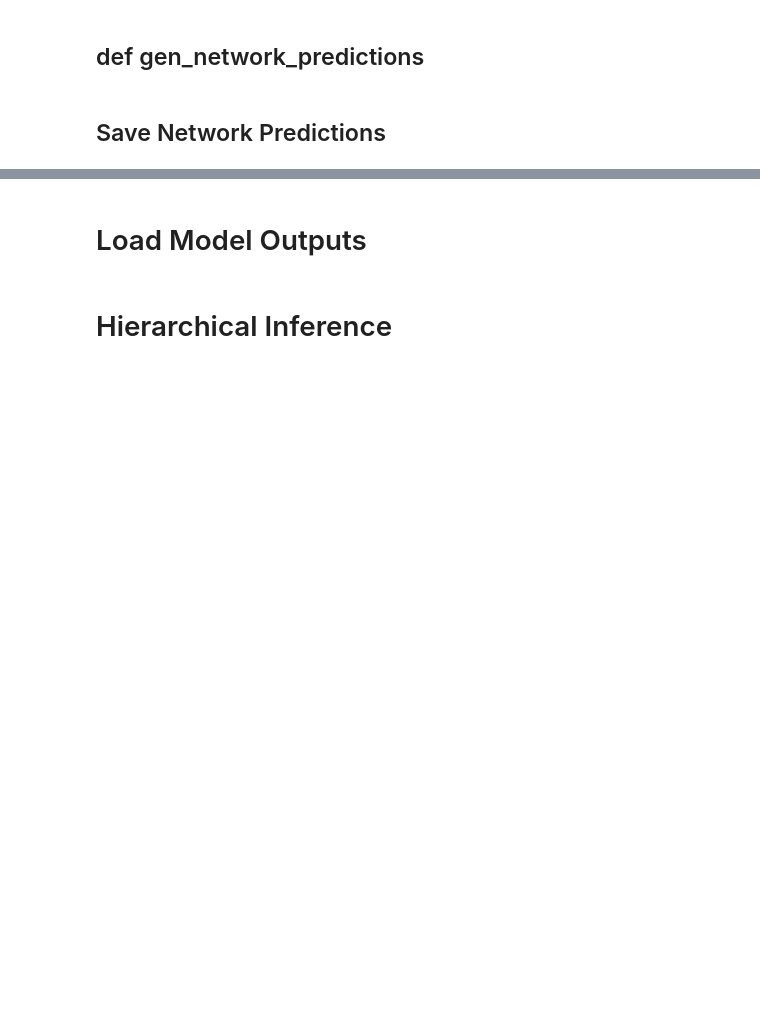
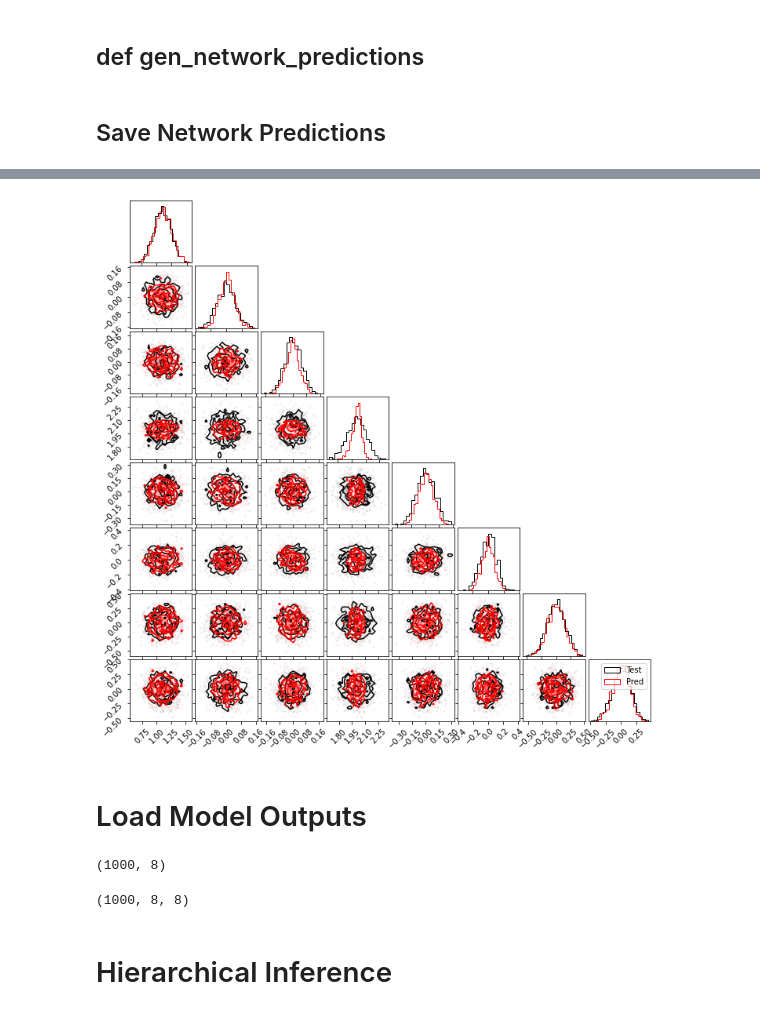
Before and after one commit to P-1884/paltas, a Jupyter notebook: Minimal Reproducible Notebook.ipynb, the cells around one changed output, grey strips where cells are left out. Saved outputs shown, nothing was run; the diff lists cells and outputs as text; code cells hidden in the pictures; blank space fills up the shorter version.

```diff
--- a/Minimal Reproducible Notebook.ipynb
+++ b/Minimal Reproducible Notebook.ipynb
@@ -1278,10 +615,21 @@ DATASET <_RepeatDataset element_spec=(TensorSpec(shape=(None, None, 1), dtype=tf
+# %%
+import corner
+import matplotlib.pyplot as pl
+fig = pl.figure(figsize=(10,10))
+corner.corner(network_predictions[0],fig=fig,color='k')
+corner.corner(network_predictions[1],fig=fig,color='red')
+pl.legend(['Test','Pred'])
+pl.show()
+# %% [output]
+[figure, added]
 # %% [markdown]
 # Load Model Outputs
 # %%
 # Define the true population mean and its scatter
-true_mean = np.array(pd.read_csv(paltas_directory+'/paltas/example/norms.csv')['mean']) #NB: In practice, this should be the true population mean not the
+#SHOULD TAKE THESE FROM CONFIG FILE I THINK, NOT THE TRAINING DATA
+#true_mean = np.array(pd.read_csv('/mnt/extraspace/hollowayp/paltas_data/Example_C/training/1/norms.csv')['mean']) #NB: In practice, this should be the true population mean not the
 #training mean - these may differ if the training is not a representative population (e.g. chosen to be gaussian).
-true_scatter = np.array(pd.read_csv(paltas_directory+'/paltas/example/norms.csv')['std']) #NB: ^^ Ditto
+#true_scatter = np.array(pd.read_csv('/mnt/extraspace/hollowayp/paltas_data/Example_C/training/1/norms.csv')['std']) #NB: ^^ Ditto
 
 # Assume some consistent, large noise for all of our lens images
 #image_information_scatter = np.random.uniform(low=4e-3,high=6e-3,size=100)
@@ -1289,26 +637,30 @@ true_scatter = np.array(pd.read_csv(paltas_directory+'/paltas/example/norms.csv'
 
 # This in the mean and scatter of the information in each image, but remember our network predicts a posterior which means we need to multiply our likelihood
 # by the training prior
-train_mean = np.array(pd.read_csv(paltas_directory+'/paltas/example/norms.csv')['mean'])
-train_scatter = np.array(pd.read_csv(paltas_directory+'/paltas/example/norms.csv')['std'])
+train_mean = np.array(pd.read_csv(training_directory+'/training/1/norms.csv')['mean'])
+train_scatter = np.array(pd.read_csv(training_directory+'/training/1/norms.csv')['std'])
 #network_means = (image_mean * train_scatter**2 + train_mean*image_information_scatter**2)/(train_scatter**2 + image_information_scatter**2)
 #network_scatter = np.sqrt((train_scatter**2 * image_information_scatter**2)/(train_scatter**2 + image_information_scatter**2))
-network_means = np.load(paltas_directory+'/paltas/example_predictions/example_pred.npy').astype('float64')
-network_scatter = np.load(paltas_directory+'/paltas/example_predictions/example_std_pred.npy').astype('float64')
-network_prec = np.load(paltas_directory+'/paltas/example_predictions/example_prec_pred.npy').astype('float64')
-
+network_means = np.load(training_directory+'/validation/1/predictions_pred.npy').astype('float64')
+network_scatter = np.load(training_directory+'/validation/1/predictions_std_pred.npy').astype('float64')
+network_prec = np.load(training_directory+'/validation/1/predictions_prec_pred.npy').astype('float64')
+print(np.shape(network_scatter))
 # Let's define a few of the parameters for our inference
-n_lenses = 100
+n_lenses = 1000
 n_emcee_samps = int(1e3)
 burnin = int(1e2)
-chains_folder = './notebook_data/'
-backend_path = '/example_chains.h5'
-chains_path = os.path.join(chains_folder,backend_path)
 
 # Load the predictions for the mean and covariance for our model. We'll have to do a little reshaping here since the code
 # expect an array of mean values and a precision matrix.
-y_pred = network_means[:n_lenses].reshape((n_lenses,9))
-prec_pred = 1/np.square(network_scatter[:n_lenses].reshape((n_lenses,9)))
+y_pred = network_means[:n_lenses].reshape((n_lenses,num_params))
+#HAVE EDITED THE LINE BELOW - NOT SURE IF ITS RIGHT??
+prec_pred = network_prec#/np.square(network_scatter[:n_lenses].reshape((n_lenses,num_params,num_params)))
+# %% [output]
+(1000, 8)
+# %%
+np.shape(prec_pred)
+# %% [output]
+(1000, 8, 8)
 # %% [markdown]
 # Hierarchical Inference
 # %%
```
Also changed, not shown: parts of 23 cells of this notebook, 2 other files.
